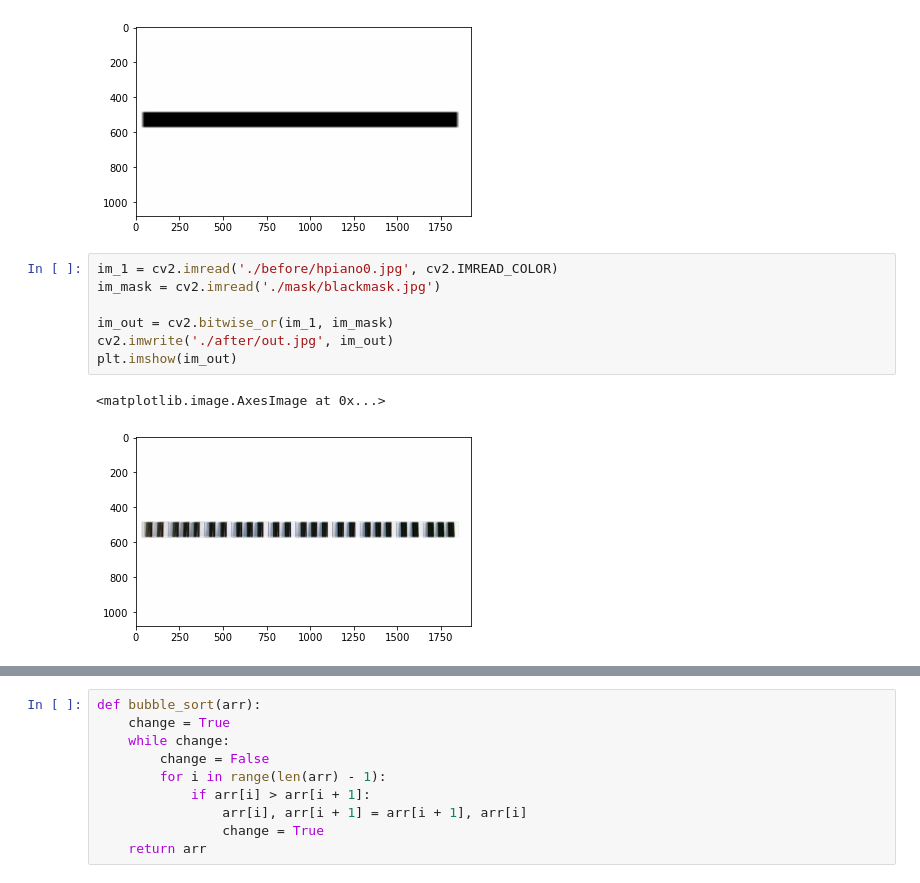
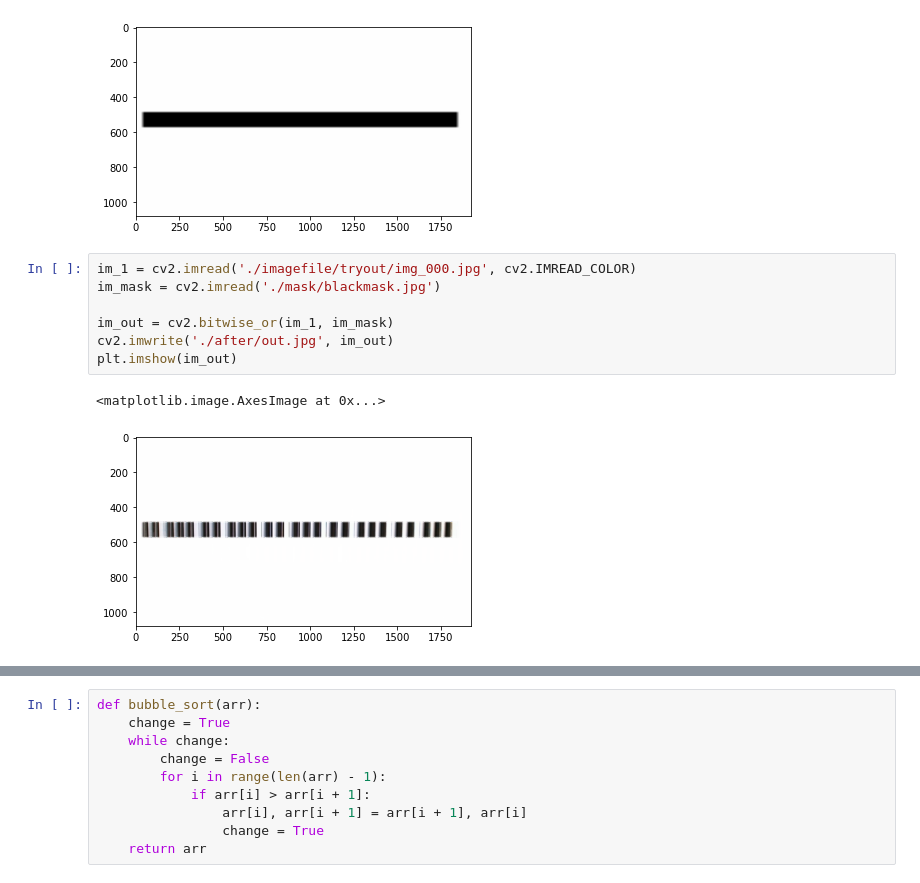
Before and after one commit to rasseimu/kakenkeyboard, a Jupyter notebook: keyboard/doremi_ok.ipynb, the cells around one changed output, grey strips where cells are left out. Saved outputs shown, nothing was run; the diff lists cells and outputs as text.

```diff
--- a/keyboard/doremi_ok.ipynb
+++ b/keyboard/doremi_ok.ipynb
@@ -46,15 +47,15 @@ cv2.imwrite("./mask/blackmask.jpg",black)
 True
 [figure]
 # %%
-im_1 = cv2.imread('./before/hpiano0.jpg', cv2.IMREAD_COLOR)
+im_1 = cv2.imread('./imagefile/tryout/img_000.jpg', cv2.IMREAD_COLOR)
 im_mask = cv2.imread('./mask/blackmask.jpg')
 
 im_out = cv2.bitwise_or(im_1, im_mask)
 cv2.imwrite('./after/out.jpg', im_out)
 plt.imshow(im_out)
 # %% [output]
 <matplotlib.image.AxesImage at 0x...>
-[figure, old version]
+[figure, new version]
 # %%
 # 画像をグレースケールで読み出しオブジェクトimg_grayに代入
 img_gray = cv2.cvtColor(im_out,cv2.COLOR_BGR2GRAY)
```
Also changed, not shown: parts of 25 cells of this notebook.
